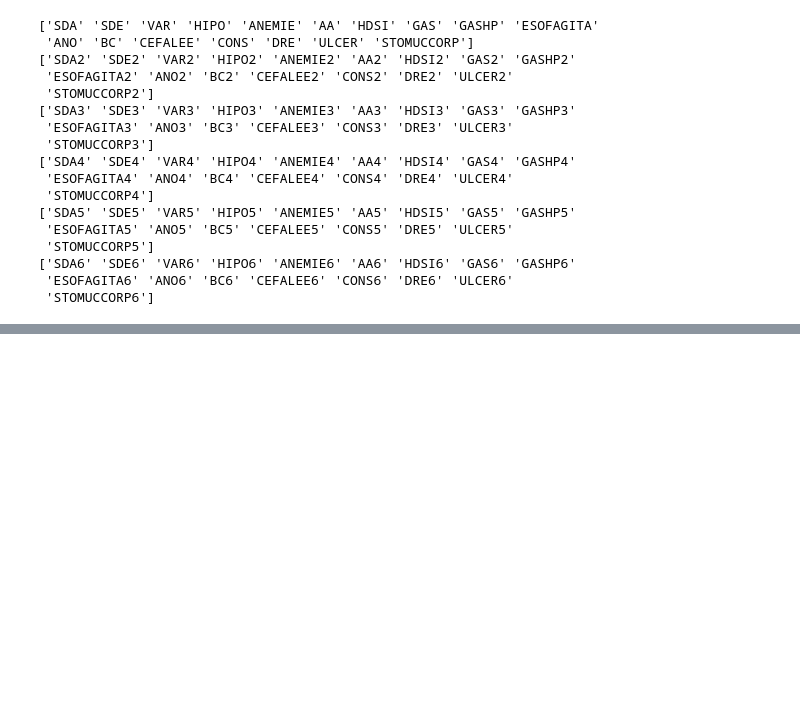
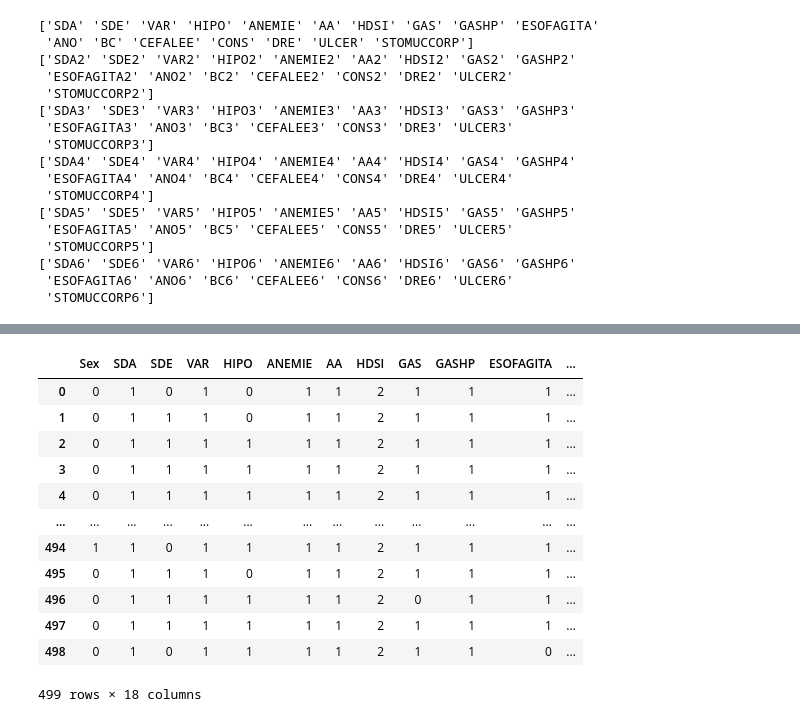
Before and after one commit to kyokeen/intelligent-systems-year3, a Jupyter notebook: A1/assignment1_task10_irina.ipynb, the cells around one changed output, grey strips where cells are left out. Saved outputs shown, nothing was run; the diff lists cells and outputs as text; code cells hidden in the pictures; blank space fills up the shorter version.

```diff
--- a/A1/assignment1_task10_irina.ipynb
+++ b/A1/assignment1_task10_irina.ipynb
@@ -105 +95,21 @@ array(['Sex', 'VNorm', 'SDA', 'SDE', 'VAR', 'HIPO', 'ANEMIE', 'AA',
+# %%
+from sklearn.preprocessing import LabelEncoder
+
+le = LabelEncoder()
+first_df_encoded = first_df.apply(le.fit_transform)
+first_df_encoded
+# %% [output]
+|  | Sex | SDA | SDE | VAR | HIPO | ANEMIE | AA | HDSI | GAS | GASHP | ESOFAGITA | ... |
+| 0 | 0 | 1 | 0 | 1 | 0 | 1 | 1 | 2 | 1 | 1 | 1 | ... |
+| 1 | 0 | 1 | 1 | 1 | 0 | 1 | 1 | 2 | 1 | 1 | 1 | ... |
+| 2 | 0 | 1 | 1 | 1 | 1 | 1 | 1 | 2 | 1 | 1 | 1 | ... |
+| 3 | 0 | 1 | 1 | 1 | 1 | 1 | 1 | 2 | 1 | 1 | 1 | ... |
+| 4 | 0 | 1 | 1 | 1 | 1 | 1 | 1 | 2 | 1 | 1 | 1 | ... |
+| ... | ... | ... | ... | ... | ... | ... | ... | ... | ... | ... | ... | ... |
+| 494 | 1 | 1 | 0 | 1 | 1 | 1 | 1 | 2 | 1 | 1 | 1 | ... |
+| 495 | 0 | 1 | 1 | 1 | 0 | 1 | 1 | 2 | 1 | 1 | 1 | ... |
+| 496 | 0 | 1 | 1 | 1 | 1 | 1 | 1 | 2 | 0 | 1 | 1 | ... |
+| 497 | 0 | 1 | 1 | 1 | 1 | 1 | 1 | 2 | 1 | 1 | 1 | ... |
+| 498 | 0 | 1 | 0 | 1 | 1 | 1 | 1 | 2 | 1 | 1 | 0 | ... |
+499 rows × 18 columns
 # %%
```
Also changed, not shown: parts of 19 cells of this notebook.
